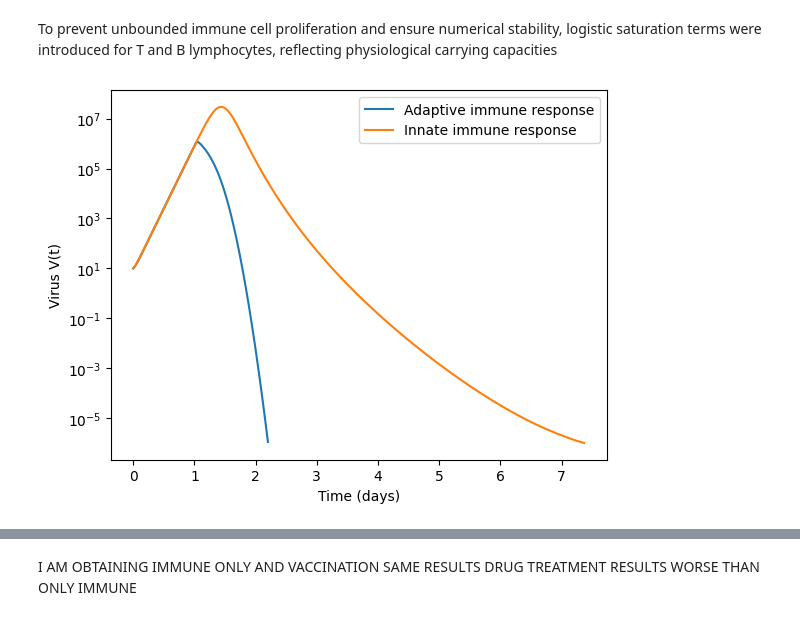
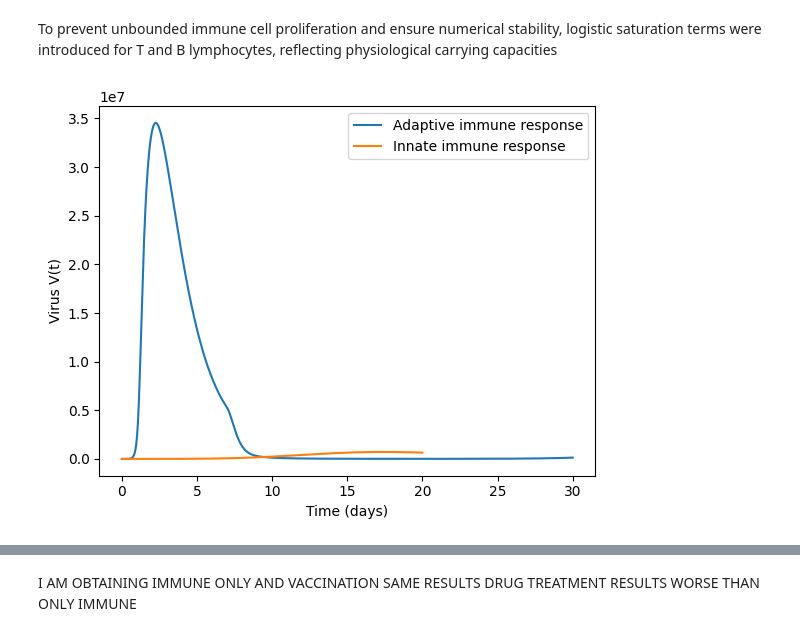
Before and after one commit to angelabortolato/PLDE, a Jupyter notebook: project.ipynb, the cells around one changed output, grey strips where cells are left out. Cells and saved outputs as stored; diff of their text form; code cells hidden in the pictures.

```diff
--- a/project.ipynb
+++ b/project.ipynb
@@ -35,7 +35,7 @@ Although viral particles and cells are discrete entities, the model describes av
 # %%
 def virus_clearance_event(t, y, *args):
     V = y[2]          # virus variable
-    V_clear = 1e-6    # clearance threshold
+    V_clear = 1e-5    # clearance threshold
     return V - V_clear
 
 virus_clearance_event.terminal = True   # stop integration
@@ -172,63 +217,77 @@ To prevent unbounded immune cell proliferation and ensure numerical stability, l
 # %%
 def full_model(t, y, params):
     H, I, V, C, N, T, B, A = y
-    (λ, β, μ1, μ2, μ3, k,
-     pC, pN, pT, pA,
-     rC, μC, μN,
-     rT, μT, rB, μB,
-     α, μA) = params
+    (Pi, beta, gamma,
+    mu1, mu2, mu3, mu4, mu5, mu6, mu7, mu8,
+    k1, k2, p1, p2, p3, p4, p5,
+    r, lambda1, lambda2, eta, tau ) = params
 
-    KT = 1e6
-    KB = 1e6
+    G = 1.0 if t >= tau else 0.0   # antibody delay
 
-    dHdt = λ - β * H * V - μ1 * H
-    dIdt = β * H * V - pN * N * I - pT * T * I - μ2 * I
-    dVdt = k * I - pC * C * V - pA * A * V - μ3 * V
-    dCdt = rC * I - μC * C
-    dNdt = rC * C - μN * N
-    dTdt = rT * C * T * (1 - T/KT) - μT * T
-    dBdt = rB * T * B * (1 - B/KB) - μB * B
-    dAdt = α * B - μA * A - pA * A * V
+    dHdt = Pi - beta * H * V - mu1 * H
+    dIdt = beta * H * V - p5 * N * I - p1 * T * I - mu2 * I
+    dVdt = k1 * I - p2 * C * V - p3 * A * V - mu3 * V
+    dCdt = k2 * I / (1 + gamma * V) - mu4 * C
+    dNdt = r * C - mu5 * N
+    dTdt = lambda1 * C * T - mu6 * T
+    dBdt = lambda2 * T * B - mu7 * B
+    dAdt = G * eta * B - mu8 * A - p4 * A * V
 
     return [dHdt, dIdt, dVdt, dCdt, dNdt, dTdt, dBdt, dAdt]
 
 params_full = [
-    1e5, 2e-7, 0.01, 0.5, 5.0, 100.0,
-    1e-5, 1e-4, 1e-4, 1e-5,
-    1.0, 1.0, 0.5,
-    1e-2, 0.2,
-    1e-2, 0.2,
-    5.0, 0.3
+    4e3,        # Pi
+    1.1533e-6,       # beta
+    0.5,        # gamma
+    0.14,       # mu1
+    0.65,       # mu2
+    0.9004,     # mu3
+    0.7,        # mu4
+    0.07,       # mu5
+    1.0,        # mu6
+    0.2,        # mu7
+    0.07,       # mu8
+    253.5,      # k1
+    5.0,        # k2
+    0.001,      # p1
+    0.6104,     # p2
+    0.01865,       # p3
+    3e-7,       # p4
+    5.74e-4,    # p5
+    0.52,       # r
+    0.1,        # lambda1
+    0.01,       # lambda2
+    0.05,       # eta
+    7.0         # tau
 ]
 
 y0_immune = [
-    1e7,  # H
-    1.0,  # I
-    10.0, # V
+    4e5,  # H
+    3e-4,  # I
+    357, # V
     0.0,  # C
-    0.0,  # N
-    1.0,  # T
-    1.0,  # B
-    0.0   # A  ← no antibodies initially
+    100,  # N
+    500,  # T
+    100,  # B
+    0.0   # A, no antibodies initially
 ]
 
 t_span = (0, 30)
 t_eval = np.linspace(0, 30, 1500)
 
 sol_immune = solve_ivp(
     full_model, t_span, y0_immune,
     args=(params_full,), t_eval=t_eval, method="BDF",
     rtol=1e-6,
     atol=1e-9,
     events=virus_clearance_event
 )
 
 plt.plot(sol_immune.t, sol_immune.y[2], label="Adaptive immune response")
 plt.plot(sol_innate.t, sol_innate.y[2], label="Innate immune response")
-plt.yscale("log")
 plt.xlabel("Time (days)")
 plt.ylabel("Virus V(t)")
 plt.legend()
 plt.show()
 # %% [output]
-[figure, old version]
+[figure, new version]
```
Also changed, not shown: parts of 16 cells of this notebook.
